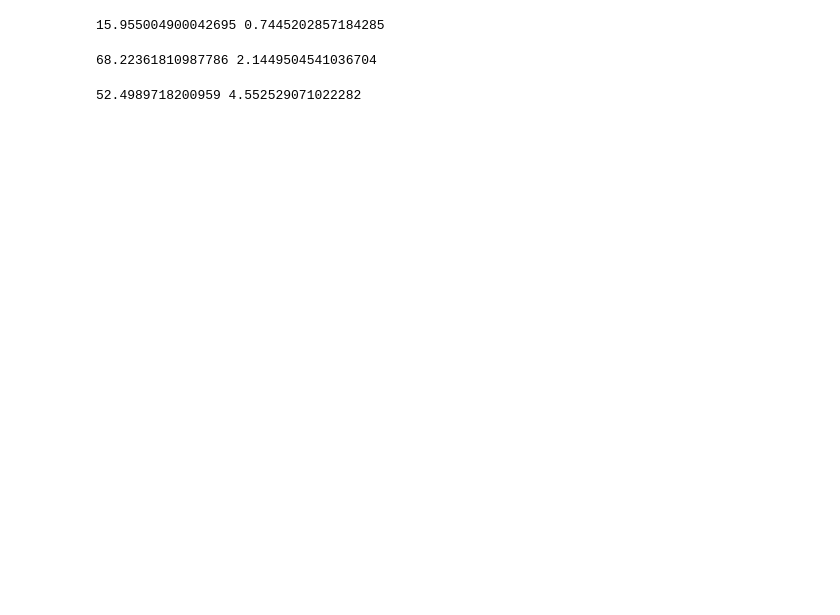
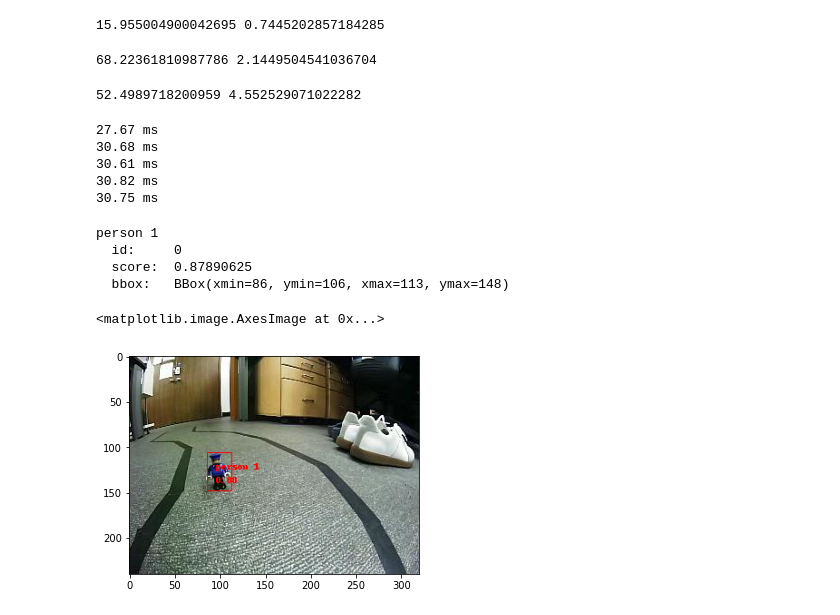
Before and after one commit to HanChangHun/DeepPiCar, a Jupyter notebook: experiments/co_compile_obj_cls/profile_models.ipynb, the cells around one changed output. Cells and saved outputs as stored; diff of their text form; code cells hidden in the pictures; blank space fills up the shorter version.

Commit message:
make ours model

```diff
--- a/experiments/co_compile_obj_cls/profile_models.ipynb
+++ b/experiments/co_compile_obj_cls/profile_models.ipynb
@@ -48,3 +62,53 @@ for _ in range(100):
 print(np.mean(det_durs), np.std(det_durs))
 # %% [output]
 52.4989718200959 4.552529071022282
+# %%
+det_intp = make_interpreter(det_model_path)
+det_intp.allocate_tensors()
+
+
+_, scale = common.set_resized_input(
+    det_intp, image.size, lambda size: image.resize(size, Image.ANTIALIAS)
+)
+# %%
+for _ in range(5):
+    start = time.perf_counter()
+    det_intp.invoke()
+    inference_time = time.perf_counter() - start
+    objs = detect.get_objects(det_intp, 0.5, scale)
+    print("%.2f ms" % (inference_time * 1000))
+# %% [output]
+27.67 ms
+30.68 ms
+30.61 ms
+30.82 ms
+30.75 ms
+# %%
+for obj in objs:
+    print(labels.get(obj.id, obj.id))
+    print("  id:    ", obj.id)
+    print("  score: ", obj.score)
+    print("  bbox:  ", obj.bbox)
+# %% [output]
+person 1
+  id:     0
+  score:  0.87890625
+  bbox:   BBox(xmin=86, ymin=106, xmax=113, ymax=148)
+# %%
+def draw_objects(draw, objs, labels):
+    """Draws the bounding box and label for each object."""
+    for obj in objs:
+        bbox = obj.bbox
+        draw.rectangle([(bbox.xmin, bbox.ymin), (bbox.xmax, bbox.ymax)], outline="red")
+        draw.text(
+            (bbox.xmin + 10, bbox.ymin + 10),
+            "%s\n%.2f" % (labels.get(obj.id, obj.id), obj.score),
+            fill="red",
+        )
+# %%
+image = image.convert("RGB")
+draw_objects(ImageDraw.Draw(image), objs, labels)
+plt.imshow(image)
+# %% [output]
+<matplotlib.image.AxesImage at 0x...>
+[figure, added]
```
Also changed, not shown: parts of 4 cells of this notebook, 30 other files.
